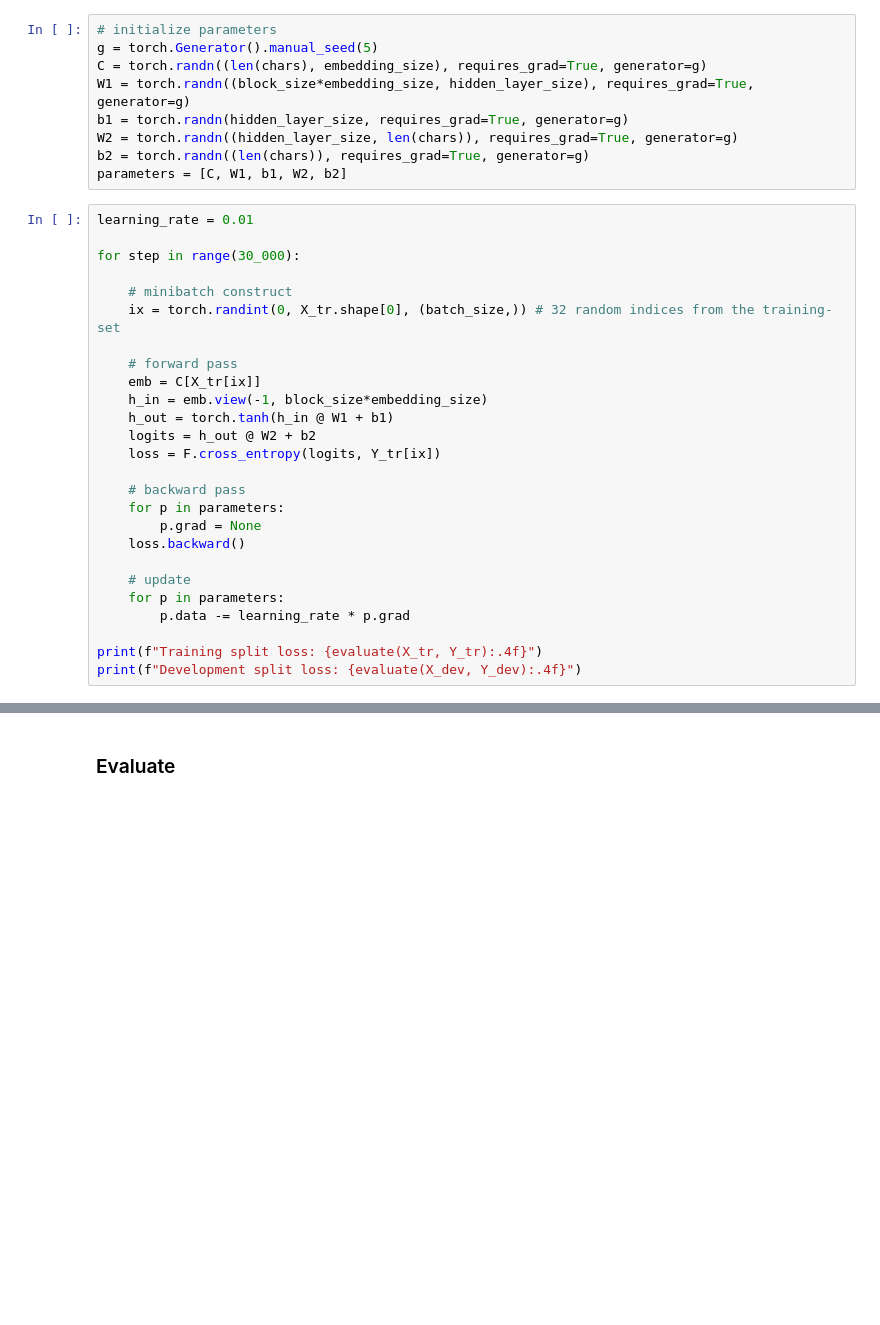
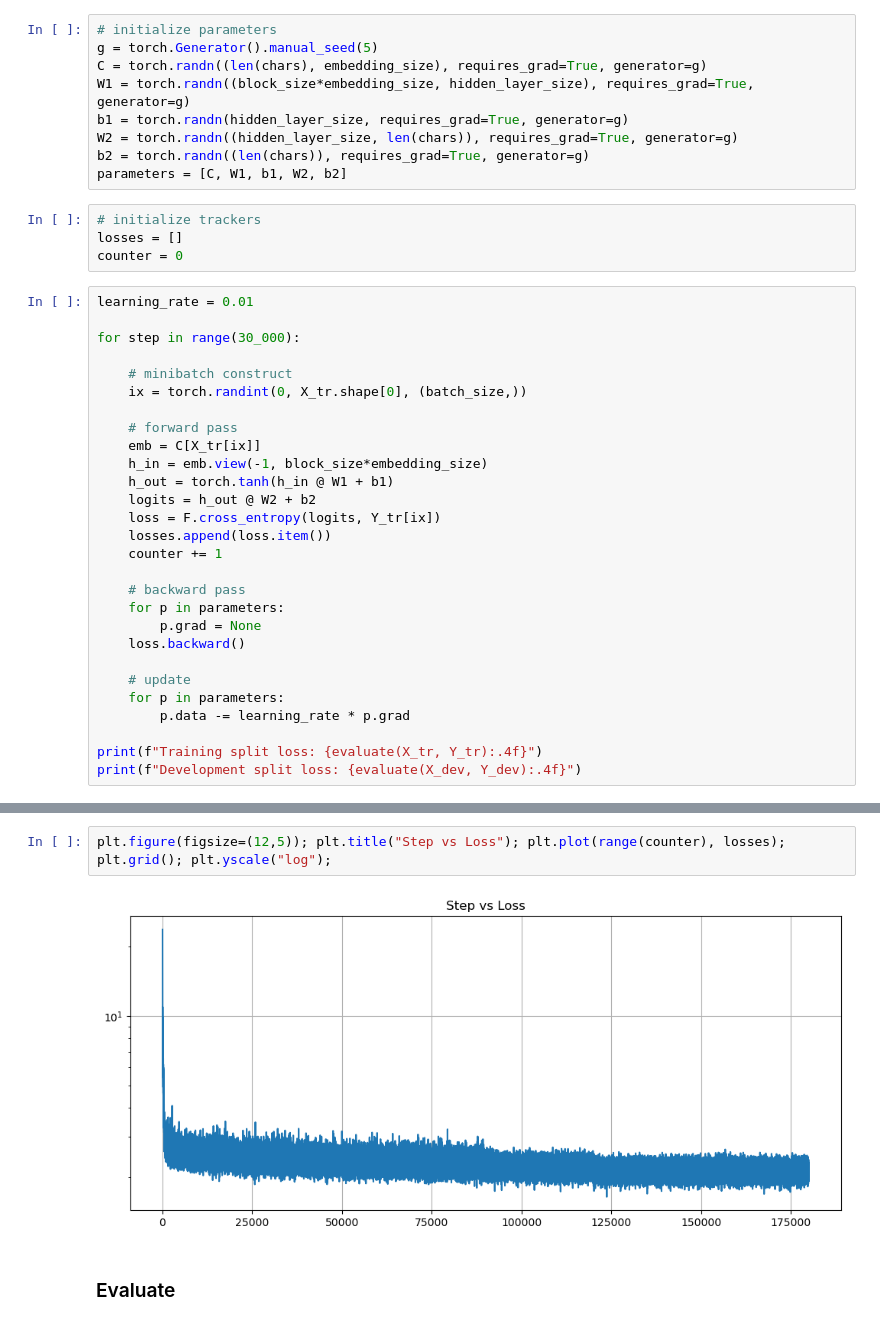
Before and after one commit to pavanpreet-gandhi/nn-zero-to-hero, a Jupyter notebook: 2.2 MLP Model Improvements.ipynb, the cells around one changed output, grey strips where cells are left out. Saved outputs shown, nothing was run; the diff lists cells and outputs as text; blank space fills up the shorter version.

```diff
--- a/2.2 MLP Model Improvements.ipynb
+++ b/2.2 MLP Model Improvements.ipynb
@@ -116,13 +120,17 @@ b1 = torch.randn(hidden_layer_size, requires_grad=True, generator=g)
 W2 = torch.randn((hidden_layer_size, len(chars)), requires_grad=True, generator=g)
 b2 = torch.randn((len(chars)), requires_grad=True, generator=g)
 parameters = [C, W1, b1, W2, b2]
+# %%
+# initialize trackers
+losses = []
+counter = 0
 # %%
 learning_rate = 0.01
 
 for step in range(30_000):
 
     # minibatch construct
-    ix = torch.randint(0, X_tr.shape[0], (batch_size,)) # 32 random indices from the training-set
+    ix = torch.randint(0, X_tr.shape[0], (batch_size,))
 
     # forward pass
     emb = C[X_tr[ix]]
@@ -130,6 +138,8 @@ for step in range(30_000):
     h_out = torch.tanh(h_in @ W1 + b1)
     logits = h_out @ W2 + b2
     loss = F.cross_entropy(logits, Y_tr[ix])
+    losses.append(loss.item())
+    counter += 1
 
     # backward pass
     for p in parameters:
@@ -148,3 +158,7 @@ Development split loss: 2.1714
+# %%
+plt.figure(figsize=(12,5)); plt.title("Step vs Loss"); plt.plot(range(counter), losses); plt.grid(); plt.yscale("log");
+# %% [output]
+[figure, added]
 # %% [markdown]
 ### Evaluate
 # %%
```
Also changed, not shown: parts of 5 cells of this notebook.
